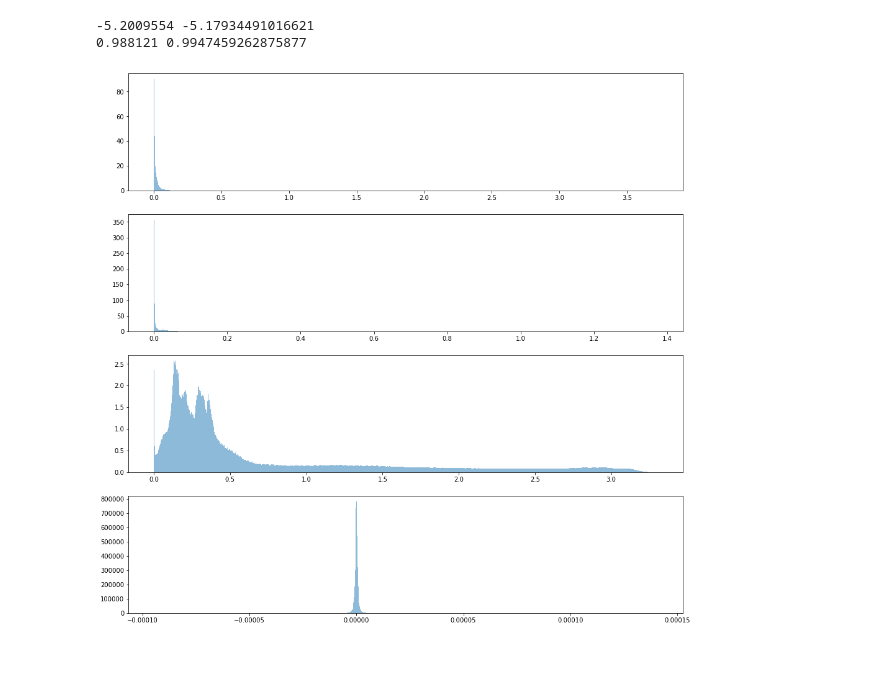
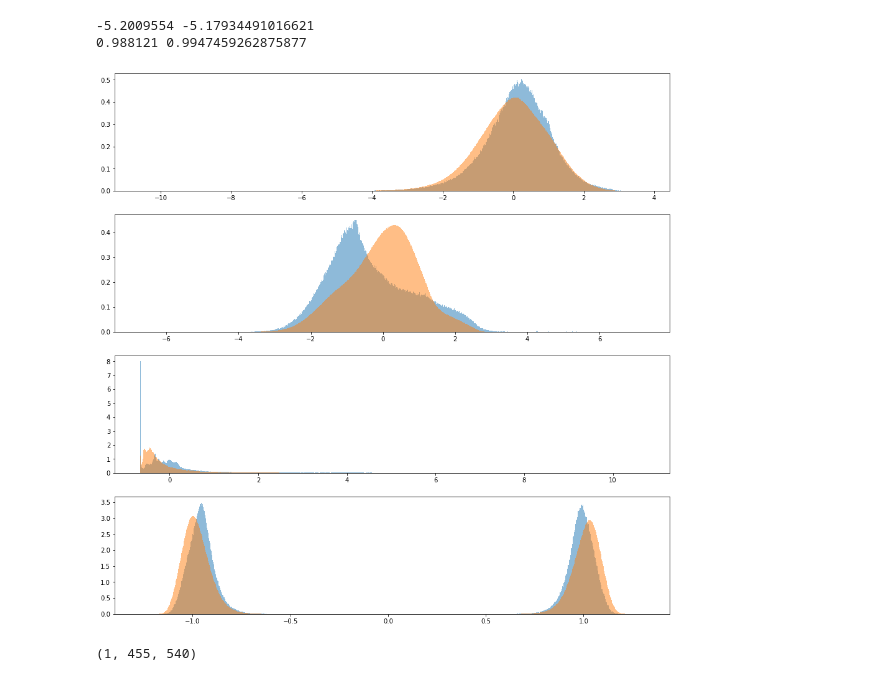
Before and after one commit to CrayLabs/NCAR_ML_EKE, a Jupyter notebook: notebooks/torchscript_builder.ipynb, the cells around one changed output. Cells and saved outputs as stored; diff of their text form; code cells hidden in the pictures.

```diff
--- a/notebooks/torchscript_builder.ipynb
+++ b/notebooks/torchscript_builder.ipynb
@@ -38,29 +61,41 @@ columns_5_features = columns_4_features + ['grad_SSH_sfc']
 
 columns = columns_4_features
 
-model_path = './ml_eke/nn/pytorch/trained_models/ResNetSmall_4_custom.pkl'
+model_path = './ml_eke/nn/pytorch/trained_models/ResNet_4_custom.pkl'
 model_name = os.path.basename(model_path).split('.')[0]
 
 model_mse = torch.load(model_path, map_location=torch.device('cpu'))
 
-datapaths_2_3 = ('/lus/scratch/ashao/data/2_3/', '/lus/scratch/ashao/data/2_3_SSH/')
+datapaths_2_3 = ('/lus/scratch/arigazzi/ncar/data/2_3/', '/lus/scratch/ashao/data/2_3_SSH/')
 first_suffixes_2_3 = ('_01_001.nc', '_16_001.nc')
-datapaths_1_4 = ('/lus/scratch/ashao/data/1_4/', '/lus/scratch/ashao/data/1_4_SSH/')
+datapaths_1_4 = ('/lus/scratch/arigazzi/ncar/data/1_4/', '/lus/scratch/ashao/data/1_4_SSH/')
 first_suffixes_1_4 = ('_1915_001.nc', '_18_001.nc')
 
-datapaths = datapaths_1_4
-first_suffixes = first_suffixes_1_4
+datapaths = datapaths_2_3
+first_suffixes = first_suffixes_2_3
 
 last_dir = os.path.normpath(datapaths[0]).split(os.sep)[-1]
 
 model_data = ml_eke.pop_data(datapaths[0], datapaths[0], skip_vars = ['x','y','depth','depth_stdev'], extra_pref=None, first_suffix=first_suffixes[0])
-model_data.extend_inventory(datapaths[1],first_suffix=first_suffixes[1])
+#model_data.extend_inventory(datapaths[1],first_suffix=first_suffixes[1])
+
+scaler =  np.load('ml_eke/nn/data/scaler_cf_all_4_feat.npy')
 
 X_train = np.load('./ml_eke/nn/data/X_train_cf_all_4_feat.npy')
 y_train = np.load('./ml_eke/nn/data/y_train_cf_all_4_feat.npy')
 
-num_samples = 365 # one year should be enough.
+num_samples = 1 # one year should be enough.
 dataset = get_samples(0, num_samples, columns, model_data, predictands=['MEKE_z'])
+samples, targets, masks = get_samples_2D(0, num_samples, columns, model_data, predictands=['MEKE_z'])
 
 # 10M points are enough for statistics.
-ids = np.random.choice(dataset.values.shape[0], size=10**7, replace=False);
+#ids = np.random.choice(dataset.values.shape[0], size=10**7, replace=False);
+
+ids = range(len(dataset))
+print(ids)
+# %%
+feat_avg = scaler[0,:]
+feat_sd = scaler[1,:]
+
+print(feat_avg)
+print(feat_sd)
@@ -67,9 +105,10 @@ ids = np.random.choice(dataset.values.shape[0], size=10**7, replace=False);
 # %%
 feats = dataset.values.copy()[ids, 0:len(columns)]
 
-feats[:,[0,1,3]] = np.log(np.abs(feats[:,[0,1,3]]))*np.sign(feats[:,[0,1,3]])+36.0*np.sign(feats[:,[0,1,3]])
+feats[:,[3]] = np.log(np.abs(feats[:,[3]]))*np.sign(feats[:,[3]])+36.0*np.sign(feats[:,[3]])
+feats[:,[0,1]] = np.log(feats[:,[0,1]])
 
-feat_avg = np.mean(feats, axis=0, dtype=np.float64)
-feat_sd  = np.std(feats, axis=0, dtype=np.float64)
+# feat_avg = np.mean(feats, axis=0, dtype=np.float64)
+# feat_sd  = np.std(feats, axis=0, dtype=np.float64)
 
 feats = (feats-feat_avg)/feat_sd
@@ -221,12 +236,12 @@ print(np.std (y), np.std (y_train, dtype=np.float64))
 # %%
 plt.figure(figsize=(16,16))
 
 
 for i in range(feats.shape[1]):
     plt.subplot(feats.shape[1], 1, i+1)
-    plt.hist(dataset.values[:,i], bins=1000, alpha=0.5, density=True)
-    #plt.hist(X_train[:,i], bins=1000, alpha=0.5, density=True)
+    plt.hist(feats[:,i], bins=1000, alpha=0.5, density=True)
+    plt.hist(X_train[:,i], bins=1000, alpha=0.5, density=True)
 
 plt.draw()
 # %% [output]
-[figure, old version]
+[figure, new version]
@@ -232,0 +252,4 @@ plt.draw()
+# %%
+y.shape
+# %% [output]
+(1, 455, 540)
```
Also changed, not shown: parts of 13 cells of this notebook, 13 other files.
